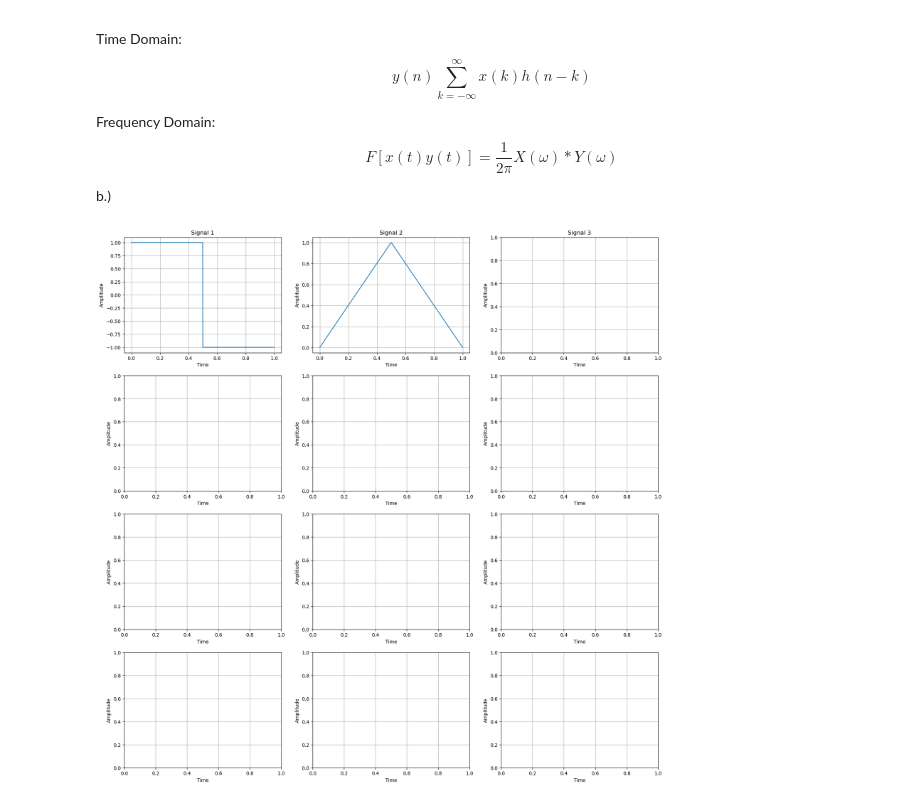
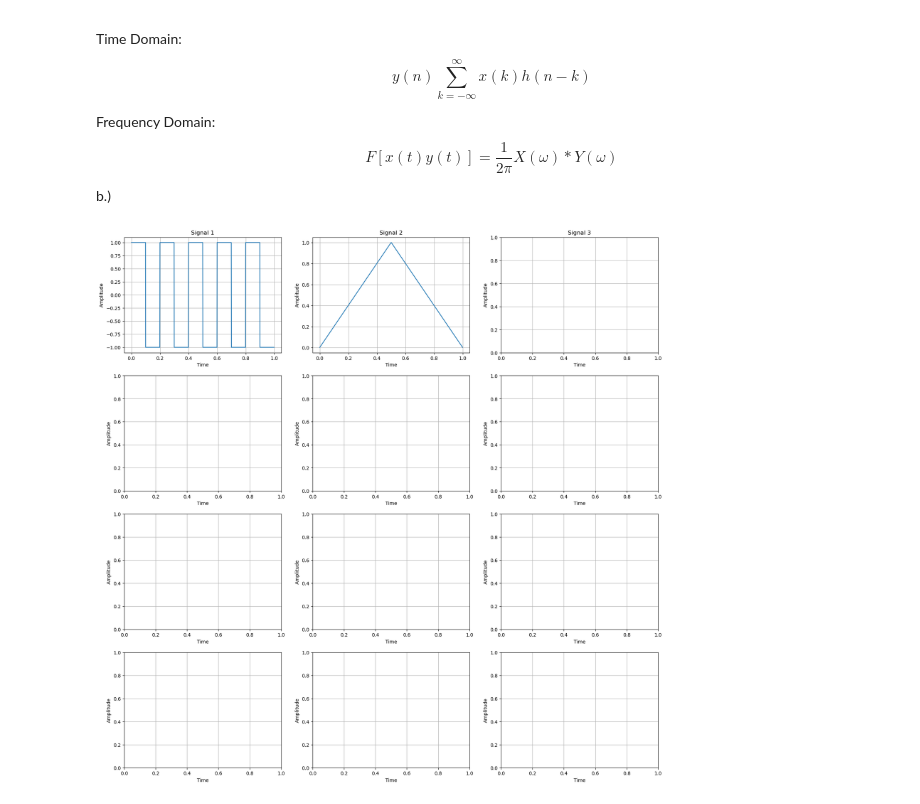
Before and after one commit to DamodarE/Fall-2023-Internship-Work, a Jupyter notebook: Signal_Processing.ipynb, the cells around one changed output. Saved outputs shown, nothing was run; the diff lists cells and outputs as text; code cells hidden in the pictures.

```diff
--- a/Signal_Processing.ipynb
+++ b/Signal_Processing.ipynb
@@ -19,32 +19,32 @@ import matplotlib.pyplot as plt
 from scipy import signal
 
 
 fig,ax = plt.subplots(4,3,  figsize=(20, 20))
 
 cols = ['Signal {}'.format(col) for col in range(1, 4)]
 for a, col in zip(ax[0], cols):
     a.set_title(col)
 
 
 for i in range(4):
     for j in range(3):
         ax[i, j].grid()
         ax[i, j].set_ylabel('Amplitude')
         ax[i, j].set_xlabel('Time')
 
-frequency = 1
+frequency = 5
 amplitude = 1
 axisX = np.arange(0, 1, 0.001)
 
 plt.subplot(4, 3, 1)
 axisY = amplitude * signal.square(2 * np.pi * frequency * axisX)
 plt.plot(axisX, axisY)
 
 
 plt.subplot(4, 3, 2)
 plt.plot(axisX, signal.windows.triang(1000))
 
 
 plt.show()
 # %% [output]
-[figure, old version]
+[figure, new version]
```
